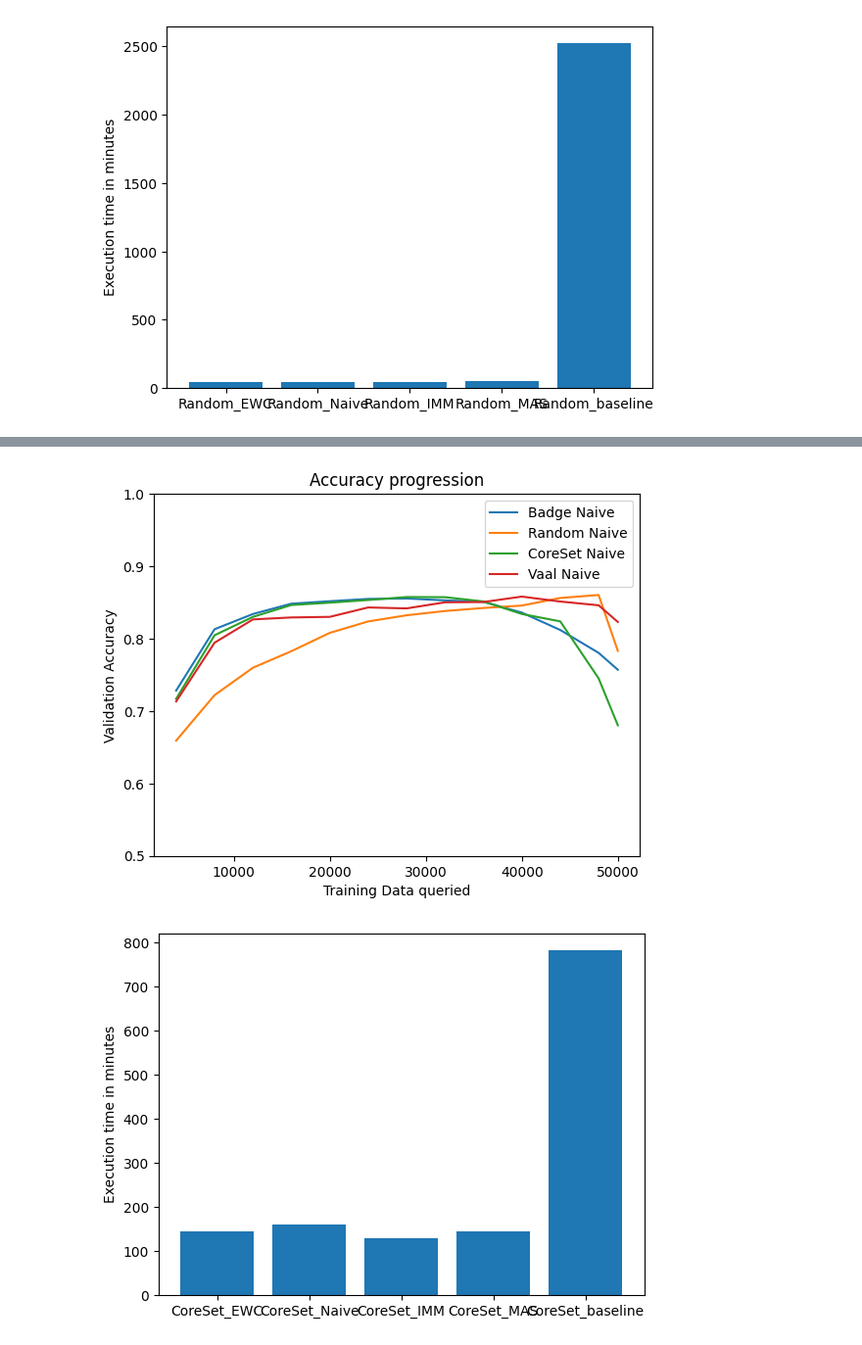
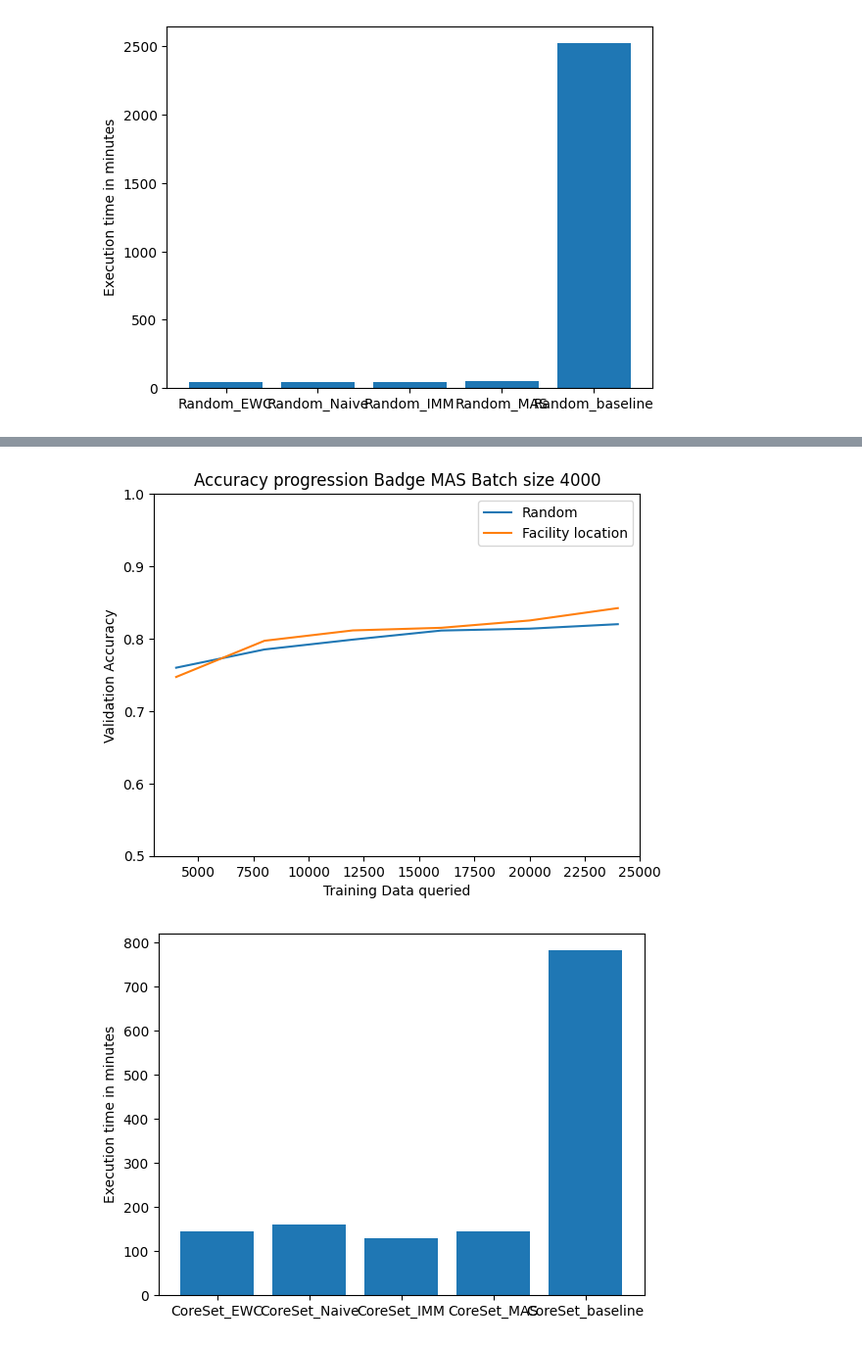
Before and after one commit to FelixMoeller3/calms, a Jupyter notebook: src/evaluation/eval_model_stealing.ipynb, the cells around one changed output, grey strips where cells are left out. Shown at 98% size. Drawn from its saved outputs; the diff is of its cells as text; code cells hidden in the pictures.

```diff
--- a/src/evaluation/eval_model_stealing.ipynb
+++ b/src/evaluation/eval_model_stealing.ipynb
@@ -849,7 +851,7 @@ Lc_IMM_scheduler = [0.7286, 0.8038, 0.8305, 0.8382, 0.837, 0.8279, 0.8374, 0.847
 Lc_EWC = [0.6871, 0.7881, 0.8222, 0.8312, 0.8346, 0.8382, 0.843, 0.8434, 0.8372, 0.8286, 0.789, 0.7664, 0.6948]
 Lc_EWC_scheduler = [0.6665, 0.7517, 0.8167, 0.8329, 0.8344, 0.8335, 0.8446, 0.8325, 0.8386, 0.8417, 0.8374, 0.8371, 0.8179]
 Lc_MAS_scheduler = [0.7783, 0.8077, 0.8205, 0.8296, 0.8378, 0.8388, 0.8463, 0.846, 0.8446, 0.8497, 0.8505, 0.8554, 0.8483]
-Lc_AGEM = [0.7658, 0.8248, 0.8413, 0.8503, 0.8566, 0.851, 0.8416, 0.818, 0.7865, 0.6595, 0.6595, 0.5464, 0.5722]
+Lc_AGEM_500 = [0.7658, 0.8248, 0.8413, 0.8503, 0.8566, 0.851, 0.8416, 0.818, 0.7865, 0.6595, 0.6595, 0.5464, 0.5722]
 
 Random_MAS = [0.757, 0.7723, 0.7833, 0.7917, 0.8021, 0.804, 0.8088, 0.8114, 0.8132, 0.8148, 0.822, 0.8207, 0.812]
 Random_MAS_scheduler = [0.767, 0.7827, 0.7835, 0.7835, 0.7868, 0.7868, 0.785, 0.7843, 0.7868, 0.7842, 0.7832, 0.7849, 0.7836]
@@ -869,41 +871,50 @@ Bald_MAS_scheduler = [0.7804, 0.8014, 0.8255, 0.8312, 0.8399, 0.8425, 0.8488, 0.
 CoreSet_IMM = [0.6893, 0.7801, 0.8133, 0.8346, 0.8369, 0.8484, 0.8455, 0.848, 0.8464, 0.8257, 0.8099, 0.7732, 0.6709]
 CoreSet_IMM_scheduler = [0.7237, 0.8108, 0.839, 0.8455, 0.8519, 0.8512, 0.8438, 0.8567, 0.8584, 0.8608, 0.853, 0.8527, 0.8409]
 CoreSet_MAS = [0.7806, 0.7986, 0.8023, 0.8119, 0.8138, 0.8184, 0.8238, 0.8281, 0.8202, 0.8201, 0.8189, 0.7971, 0.7649]
 CoreSet_MAS_scheduler = [0.7664, 0.7939, 0.8102, 0.8196, 0.8271, 0.8344, 0.8356, 0.8394, 0.8413, 0.8475, 0.8505, 0.8489, 0.852]
 CoreSet_EWC = [0.6663, 0.7439, 0.7939, 0.8238, 0.8265, 0.8391, 0.8292, 0.8416, 0.8299, 0.8352, 0.8158, 0.7811, 0.6842]
 CoreSet_Naive = [0.7169, 0.8047, 0.8301, 0.8465, 0.8497, 0.8534, 0.8575, 0.8573, 0.8514, 0.8341, 0.8239, 0.7452, 0.6804]
 
 Badge_Naive = [0.7283, 0.813, 0.8341, 0.8483, 0.8517, 0.8549, 0.8555, 0.8529, 0.8509, 0.836, 0.812, 0.7804, 0.7571]
 Badge_MAS = [0.7599, 0.7851, 0.7987, 0.8112, 0.8138, 0.82, 0.8236, 0.8213, 0.8229, 0.8093, 0.8131, 0.7845, 0.7519]
 Badge_IMM = [0.6701, 0.7679, 0.8146, 0.8317, 0.8421, 0.844, 0.8529, 0.8471, 0.8396, 0.8282, 0.7993, 0.7739, 0.7031]
 Badge_EWC = [0.6976, 0.8049, 0.8313, 0.844, 0.849, 0.8484, 0.8542, 0.8415, 0.8508, 0.8262, 0.8054, 0.7713, 0.7314]
+Badge_AGEM_2000 = [0.7764, 0.8282, 0.8491, 0.8485, 0.8554, 0.8423, 0.8266, 0.813, 0.7539, 0.7589, 0.6631, 0.7055, 0.5034]
+Badge_AGEM_4000 = [0.7734, 0.8281, 0.8404, 0.846, 0.8484, 0.8455, 0.8314, 0.8193, 0.7749, 0.8062, 0.7348, 0.6819, 0.5221]
 
-Vaal_Naive = [0.7133, 0.7944, 0.8266, 0.8293, 0.8301, 0.8431, 0.8418, 0.8502, 0.8506, 0.8581, 0.8513, 0.8461, 0.8231]
+Vaal_Naive_20epochs = [0.7133, 0.7944, 0.8266, 0.8293, 0.8301, 0.8431, 0.8418, 0.8502, 0.8506, 0.8581, 0.8513, 0.8461, 0.8231]
+Vaal_Naive_100epochs = [0.6765, 0.7681, 0.801, 0.8239, 0.8337, 0.8377, 0.8406, 0.8413, 0.8435, 0.8518, 0.8445, 0.8512, 0.8264]
 
 Random_Baseline = [0.6987, 0.7909, 0.8405, 0.8755, 0.8962, 0.9103, 0.9202, 0.9304, 0.9364, 0.9405, 0.9459, 0.9496, 0.9496]
 Badge_Baseline = [0.678, 0.8502, 0.9039, 0.9299, 0.9407, 0.9482, 0.9483, 0.9493, 0.9468, 0.9457, 0.9406, 0.9362, 0.9375]
 Lc_Baseline = [0.7186, 0.8715, 0.9093, 0.9345, 0.9435, 0.9483, 0.9515, 0.9472, 0.9478, 0.9439, 0.9442, 0.9439, 0.939]
 CoreSet_Baseline = [0.7131, 0.8488, 0.8983, 0.922, 0.9373, 0.9476, 0.9478, 0.9478, 0.949, 0.9478, 0.945, 0.9412, 0.9386]
 Bald_Baseline = [0.6715, 0.8532, 0.905, 0.9325, 0.9457, 0.947, 0.9491, 0.9494, 0.9509, 0.9456, 0.9431, 0.9402, 0.9378]
 
-x = [(i+1)*4000 for i in range(12)] + [50000]
+Facility_Location_Badge_MAS = [0.7471,0.7971,0.8114,0.8150,0.8251,0.8422,0.8381,0.8389]
+
+x = [(i+1)*4000 for i in range(6)]
+num_cycles = 6
 #plt.plot(x,Bald_Naive,label="Bald Naive")
-plt.plot(x,Badge_Naive,label="Badge Naive")
-plt.plot(x,Random_Naive,label="Random Naive")
+#plt.plot(x,Badge_Naive,label="Badge Naive")
+#plt.plot(x,Random_Naive,label="Random Naive")
 #plt.plot(x,LC_Naive,label="LC Naive")
-plt.plot(x,CoreSet_Naive,label="CoreSet Naive")
-plt.plot(x,Vaal_Naive,label="Vaal Naive")
+#plt.plot(x,CoreSet_Naive,label="CoreSet Naive")
+#plt.plot(x,Lc_AGEM_500,label="LC AGEM Mem size 500")
+#plt.plot(x,Badge_AGEM_2000,label="Badge AGEM Mem size 2k")
+plt.plot(x,Badge_MAS[:num_cycles],label="Random")
+plt.plot(x,Facility_Location_Badge_MAS[:num_cycles],label="Facility location")
 #plt.plot(x,Random_Naive,label="Random Naive")
 #plt.plot(x,Random_EWC,label="Random EWC")
 #plt.plot(x,Random_EWC_scheduler,label="Random EWC scheduler")
 plt.ylim(0.5,1.0)
-plt.title("Accuracy progression")
+plt.title("Accuracy progression Badge MAS Batch size 4000")
 plt.xlabel("Training Data queried")
 plt.ylabel("Validation Accuracy")
 plt.legend()
 plt.show()
 # %% [output]
-[figure, old version]
+[figure, new version]
 # %%
 # 4000 Queries time
 LC_Naive = '01h:16m:55s'
```
Also changed, not shown: parts of 3 cells of this notebook, 9 other files.
